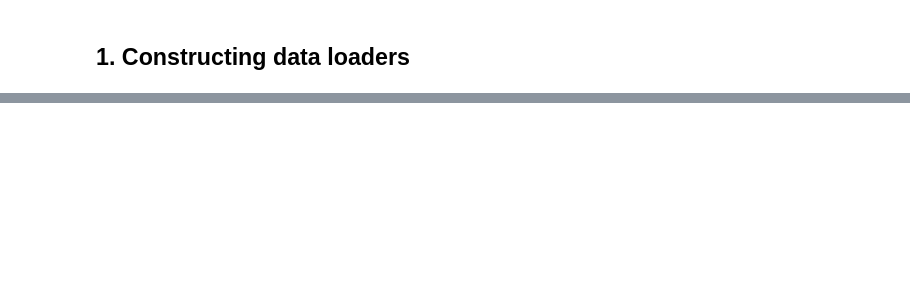
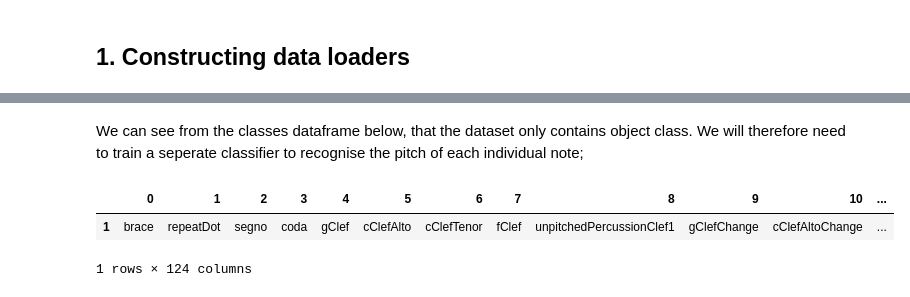
Before and after one commit to George-Holbrow-Wilshaw/Optical-Music-Recognition-Project, a Jupyter notebook: MultipleNoteDetection.ipynb, the cells around one changed output, grey strips where cells are left out. Drawn from its saved outputs; the diff is of its cells as text; code cells hidden in the pictures; blank space fills up the shorter version.

```diff
--- a/MultipleNoteDetection.ipynb
+++ b/MultipleNoteDetection.ipynb
@@ -30,3 +43,38 @@ from utils import collate_fn
 # %% [markdown]
 ## 1. Constructing data loaders
+# %%
+# Loading in DeepScores info
+
+train_df_DS = pd.read_csv('data/deep_scores_dense/train_names.csv',
+                       index_col=0, header = None)
+test_df_DS = pd.read_csv('data/deep_scores_dense/test_names.csv',
+                      index_col=0, header = None)
+classes_DS = pd.read_csv('data/deep_scores_dense/class_names.csv',
+                      index_col = 0, header = None)
+class_map_decode_DS = classes_DS.to_dict()[1]
+class_map_encode_DS = {v: k for k, v in class_map_decode_DS.items()}
+
+
+# Loading in Vienna info
+class_map_encode_V = {
+    "a": 0, "h": 1,
+      "c1": 2, "d1": 3,
+      "e1": 4, "f1": 5,
+      "g1": 6, "a1": 0,
+      "h1": 1, "c2": 2,
+      "d2": 3, "e2": 4,
+      "f2": 5, "g2": 6,
+      "a2": 0, "h2": 1,
+      "c3": 2, "other": 7
+        }
+
+class_map_decode_V = {v: k for k, v in class_map_decode_DS.items()}
+
+ROOT_V = 'data/originals-resized/'
+all_ims_V = [file for file in os.listdir(ROOT_V) \
+                          if os.path.isfile(ROOT_V + file) \
+                          and file[0:4] == 'note']
+
+train_fns_V, test_fns_V = train_test_split(all_ims_V, test_size = 0.15)
+train_fns_V, val_fns_V = train_test_split(train_fns_V, test_size = 0.15)
 # %%
@@ -122,0 +237,10 @@ training_data_generator = torch.utils.data.DataLoader(training_data,
+# %% [markdown]
+We can see from the classes dataframe below, that the dataset only contains object class. We will therefore need to train a seperate classifier to recognise the pitch of each individual note;
+# %%
+# TODO try filtering on only note related labels
+
+classes_DS[0:].T
+# %% [output]
+|  | 0 | 1 | 2 | 3 | 4 | 5 | 6 | 7 | 8 | 9 | 10 | ... |
+| 1 | brace | repeatDot | segno | coda | gClef | cClefAlto | cClefTenor | fClef | unpitchedPercussionClef1 | gClefChange | cClefAltoChange | ... |
+1 rows × 124 columns
```
Also changed, not shown: parts of 39 cells of this notebook, 10 other files.
